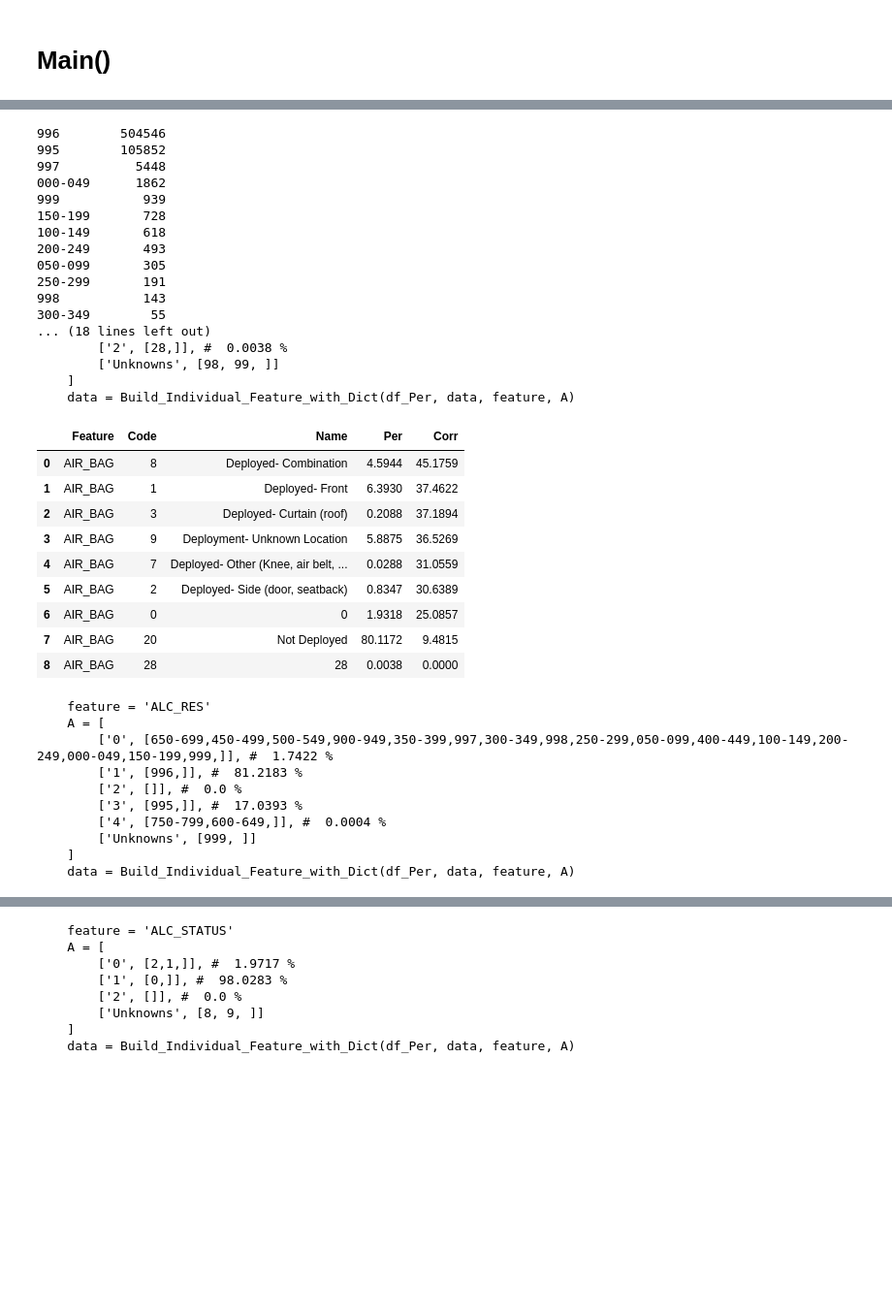
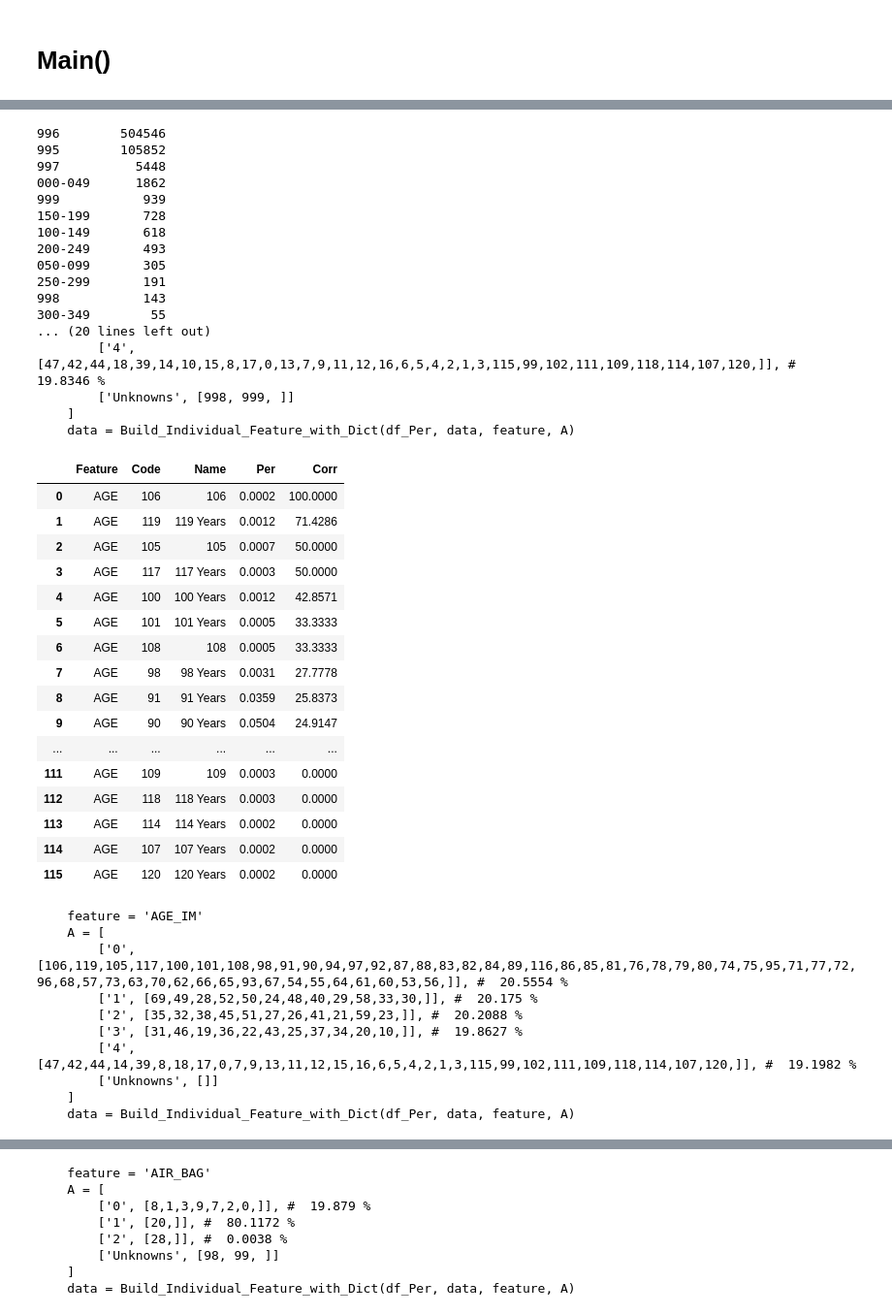
Before and after one commit to bburkman/Research_Git_Repo, a Jupyter notebook: Keras/CRSS_12_21_22_Person_Hospital_Correlation.ipynb, the cells around one changed output, grey strips where cells are left out. Shown: that part at 97% size. Drawn from its saved outputs; the diff is of its cells as text; code cells hidden in the pictures; blank space fills up the shorter version.

```diff
--- a/Keras/CRSS_12_21_22_Person_Hospital_Correlation.ipynb
+++ b/Keras/CRSS_12_21_22_Person_Hospital_Correlation.ipynb
@@ -85,6 +85,8 @@ def Build_Person_Dataset(df_Person):
     F = [
         'CASENUM',
         'VEH_NO',
+        'AGE',
+        'AGE_IM',
         'AIR_BAG',
         'ALC_RES',
         'ALC_STATUS',
@@ -143,6 +145,8 @@ def Feature_Names(data, Named_Features):
 def Remove_Unknowns_in_Feature(data, feature):
 
     Unknowns = {
+        'AGE': [998,999],
+        'AGE_IM': [],
         'AIR_BAG': [98,99,],
         'ALC_RES': [999,],
         'ALC_STATUS': [8,9,],
@@ -416,6 +420,8 @@ def Main():
     print ()
 
     Named_Features_df_Person = [
+        'AGE',
+        'AGE_IM',
         'AIR_BAG',
         'ALC_RES',
         'ALC_STATUS',
@@ -478,53 +484,60 @@ PreDiscretize
 | 1 | 2 | 0 | 0 | 0 | 0 | 0 | 0 | 0 | 0 | 0 | 0 | ... |
 | 2 | 2 | 0 | 0 | 0 | 0 | 0 | 0 | 0 | 0 | 0 | 0 | ... |
 | 3 | 1 | 0 | 0 | 0 | 0 | 0 | 0 | 0 | 0 | 0 | 0 | ... |
 | 4 | 4 | 0 | 0 | 0 | 0 | 0 | 0 | 0 | 0 | 0 | 0 | ... |
 | 5 | 1 | 0 | 0 | 0 | 0 | 0 | 0 | 0 | 0 | 0 | 0 | ... |
 | 6 | 2 | 0 | 0 | 0 | 0 | 0 | 0 | 0 | 0 | 0 | 0 | ... |
 | 7 | 1 | 0 | 0 | 0 | 0 | 0 | 0 | 0 | 0 | 0 | 0 | ... |
 | 8 | 2 | 0 | 0 | 0 | 0 | 0 | 0 | 0 | 0 | 0 | 0 | ... |
 | 9 | 1 | 0 | 0 | 0 | 0 | 0 | 0 | 0 | 0 | 0 | 0 | ... |
 | ... | ... | ... | ... | ... | ... | ... | ... | ... | ... | ... | ... | ... |
 | 995 | 0 | 0 | 0 | 0 | 0 | 0 | 0 | 0 | 0 | 0 | 0 | ... |
 | 996 | 0 | 0 | 0 | 0 | 0 | 0 | 0 | 0 | 0 | 0 | 0 | ... |
 | 997 | 0 | 0 | 0 | 0 | 0 | 0 | 0 | 0 | 0 | 0 | 0 | ... |
 | 998 | 0 | 0 | 0 | 0 | 0 | 0 | 0 | 0 | 0 | 0 | 0 | ... |
 | 999 | 0 | 0 | 0 | 0 | 0 | 0 | 0 | 0 | 0 | 0 | 0 | ... |
 996        504546
 995        105852
 997          5448
 000-049      1862
 999           939
 150-199       728
 100-149       618
 200-249       493
 050-099       305
 250-299       191
 998           143
 300-349        55
-... (18 lines left out)
-        ['2', [28,]], #  0.0038 %
-        ['Unknowns', [98, 99, ]]
+... (20 lines left out)
+        ['4', [47,42,44,18,39,14,10,15,8,17,0,13,7,9,11,12,16,6,5,4,2,1,3,115,99,102,111,109,118,114,107,120,]], #  19.8346 %
+        ['Unknowns', [998, 999, ]]
     ]
     data = Build_Individual_Feature_with_Dict(df_Per, data, feature, A)
 |  | Feature | Code | Name | Per | Corr |
-| 0 | AIR_BAG | 8 | Deployed- Combination | 4.5944 | 45.1759 |
-| 1 | AIR_BAG | 1 | Deployed- Front | 6.3930 | 37.4622 |
-| 2 | AIR_BAG | 3 | Deployed- Curtain (roof) | 0.2088 | 37.1894 |
-| 3 | AIR_BAG | 9 | Deployment- Unknown Location | 5.8875 | 36.5269 |
-| 4 | AIR_BAG | 7 | Deployed- Other (Knee, air belt, ... | 0.0288 | 31.0559 |
-| 5 | AIR_BAG | 2 | Deployed- Side (door, seatback) | 0.8347 | 30.6389 |
-| 6 | AIR_BAG | 0 | 0 | 1.9318 | 25.0857 |
-| 7 | AIR_BAG | 20 | Not Deployed | 80.1172 | 9.4815 |
-| 8 | AIR_BAG | 28 | 28 | 0.0038 | 0.0000 |
+| 0 | AGE | 106 | 106 | 0.0002 | 100.0000 |
+| 1 | AGE | 119 | 119 Years | 0.0012 | 71.4286 |
+| 2 | AGE | 105 | 105 | 0.0007 | 50.0000 |
+| 3 | AGE | 117 | 117 Years | 0.0003 | 50.0000 |
+| 4 | AGE | 100 | 100 Years | 0.0012 | 42.8571 |
+| 5 | AGE | 101 | 101 Years | 0.0005 | 33.3333 |
+| 6 | AGE | 108 | 108 | 0.0005 | 33.3333 |
+| 7 | AGE | 98 | 98 Years | 0.0031 | 27.7778 |
+| 8 | AGE | 91 | 91 Years | 0.0359 | 25.8373 |
+| 9 | AGE | 90 | 90 Years | 0.0504 | 24.9147 |
+| ... | ... | ... | ... | ... | ... |
+| 111 | AGE | 109 | 109 | 0.0003 | 0.0000 |
+| 112 | AGE | 118 | 118 Years | 0.0003 | 0.0000 |
+| 113 | AGE | 114 | 114 Years | 0.0002 | 0.0000 |
+| 114 | AGE | 107 | 107 Years | 0.0002 | 0.0000 |
+| 115 | AGE | 120 | 120 Years | 0.0002 | 0.0000 |
-    feature = 'ALC_RES'
+    feature = 'AGE_IM'
     A = [
-        ['0', [650-699,450-499,500-549,900-949,350-399,997,300-349,998,250-299,050-099,400-449,100-149,200-249,000-049,150-199,999,]], #  1.7422 %
-        ['1', [996,]], #  81.2183 %
-        ['2', []], #  0.0 %
-        ['3', [995,]], #  17.0393 %
-        ['4', [750-799,600-649,]], #  0.0004 %
-        ['Unknowns', [999, ]]
+        ['0', [106,119,105,117,100,101,108,98,91,90,94,97,92,87,88,83,82,84,89,116,86,85,81,76,78,79,80,74,75,95,71,77,72,96,68,57,73,63,70,62,66,65,93,67,54,55,64,61,60,53,56,]], #  20.5554 %
+        ['1', [69,49,28,52,50,24,48,40,29,58,33,30,]], #  20.175 %
+        ['2', [35,32,38,45,51,27,26,41,21,59,23,]], #  20.2088 %
+        ['3', [31,46,19,36,22,43,25,37,34,20,10,]], #  19.8627 %
+        ['4', [47,42,44,14,39,8,18,17,0,7,9,13,11,12,15,16,6,5,4,2,1,3,115,99,102,111,109,118,114,107,120,]], #  19.1982 %
+        ['Unknowns', []]
     ]
     data = Build_Individual_Feature_with_Dict(df_Per, data, feature, A)
 |  | Feature | Code | Name | Per | Corr |
@@ -547,9 +560,9 @@ PreDiscretize
-    feature = 'ALC_STATUS'
+    feature = 'AIR_BAG'
     A = [
-        ['0', [2,1,]], #  1.9717 %
-        ['1', [0,]], #  98.0283 %
-        ['2', []], #  0.0 %
-        ['Unknowns', [8, 9, ]]
+        ['0', [8,1,3,9,7,2,0,]], #  19.879 %
+        ['1', [20,]], #  80.1172 %
+        ['2', [28,]], #  0.0038 %
+        ['Unknowns', [98, 99, ]]
     ]
     data = Build_Individual_Feature_with_Dict(df_Per, data, feature, A)
 |  | Feature | Code | Name | Per | Corr |
```
Also changed, not shown: parts of 1 cell of this notebook, 32 other files.
